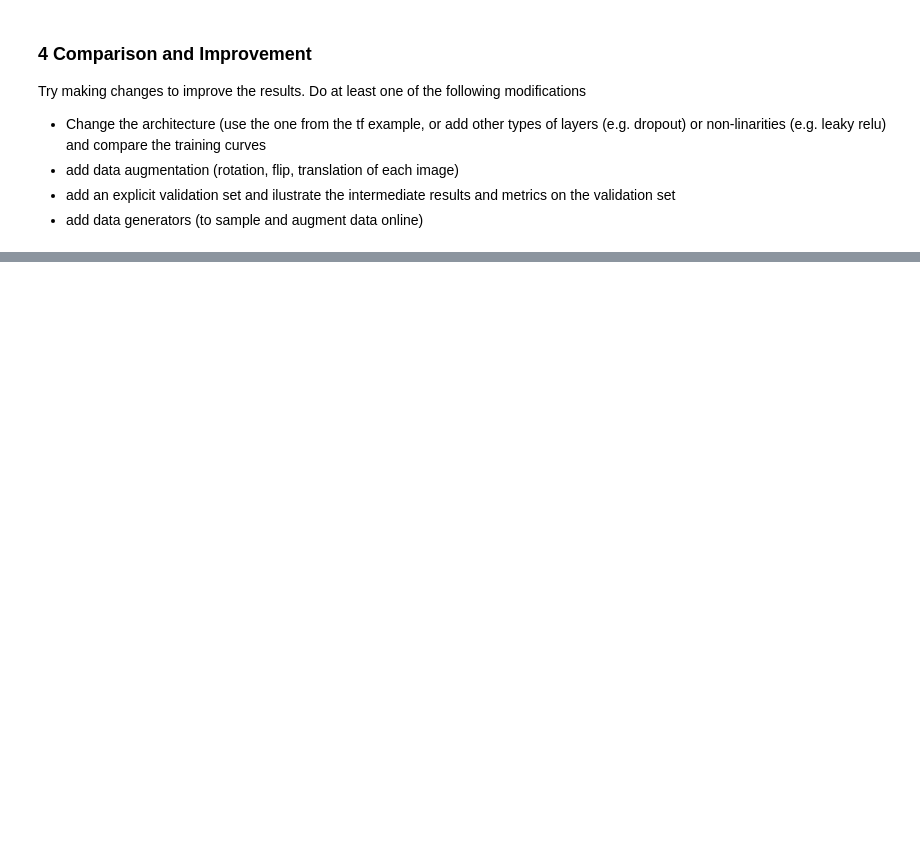
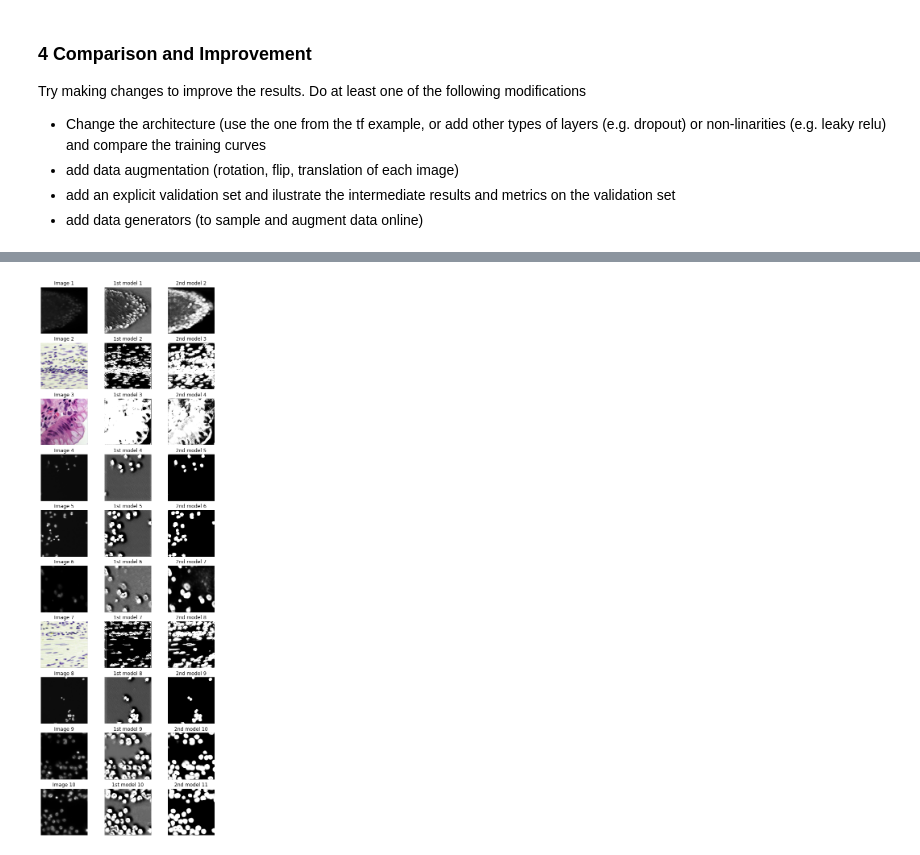
Before and after one commit to samyhaff/DATASIM_TP, a Jupyter notebook: IMBIO/TP2/2021-2022-SV-Semantic-segmentation-tf2-sv.ipynb, the cells around one changed output, grey strips where cells are left out. Saved outputs shown, nothing was run; the diff lists cells and outputs as text; code cells hidden in the pictures; blank space fills up the shorter version.

```diff
--- a/IMBIO/TP2/2021-2022-SV-Semantic-segmentation-tf2-sv.ipynb
+++ b/IMBIO/TP2/2021-2022-SV-Semantic-segmentation-tf2-sv.ipynb
@@ -433,0 +529,3 @@ model_enhanced.compile(loss = loss , optimizer = optimizer, metrics=metrics)
+# %%
+epochs = 25
+batch_size = 25
@@ -434,8 +564,9 @@ model_enhanced.compile(loss = loss , optimizer = optimizer, metrics=metrics)
 # %%
 %%time
+
 # Fit model
-epochs = 32
-
-batch_size = 25
-
-history_enhanced = model_enhanced.fit(X_train, Y_train, batch_size=batch_size, epochs=epochs, validation_split=0.1)
+history_enhanced = model_enhanced.fit(train_gen,
+                                      epochs=epochs,
+                                      validation_data=val_gen,
+                                      validation_steps=batch_size,
+                                      steps_per_epoch=len(X_train)//batch_size)
@@ -484,0 +640,29 @@ plt.show()
+# %%
+plt.figure(figsize=(8,25))
+
+prediction_enhanced = model_enhanced.predict(X_test)
+prediction = model.predict(X_test)
+
+plt_counter = 1
+
+for i in range(X_test.shape[0]):
+    plt.subplot(10, 3, plt_counter)
+    plt.imshow(X_test[i])
+    plt.title(f'Image {i+1}')
+    plt.axis('off')
+
+    plt.subplot(10, 3, plt_counter + 1)
+    plt.imshow(prediction[i], cmap='gray')
+    plt.title(f'1st model {i+1}')
+    plt.axis('off')
+
+    plt.subplot(10, 3, plt_counter + 2)
+    plt.imshow(prediction_enhanced[i], cmap='gray')
+    plt.title(f'2nd model {i+2}')
+    plt.axis('off')
+
+    plt_counter += 3
+
+plt.show()
+# %% [output]
+[figure, added]
```
Also changed, not shown: parts of 17 cells of this notebook.
